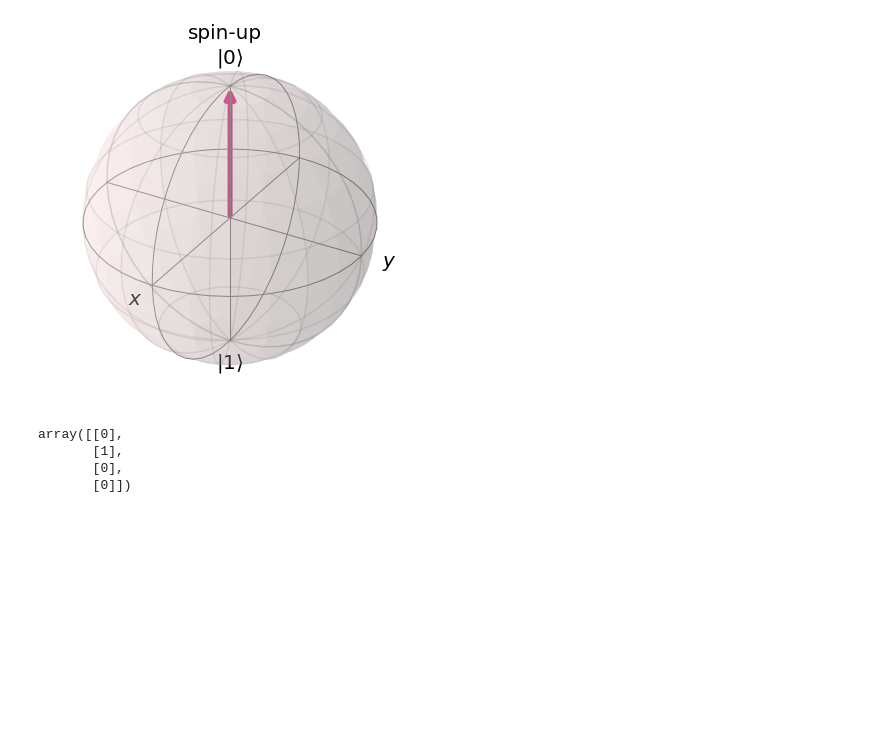
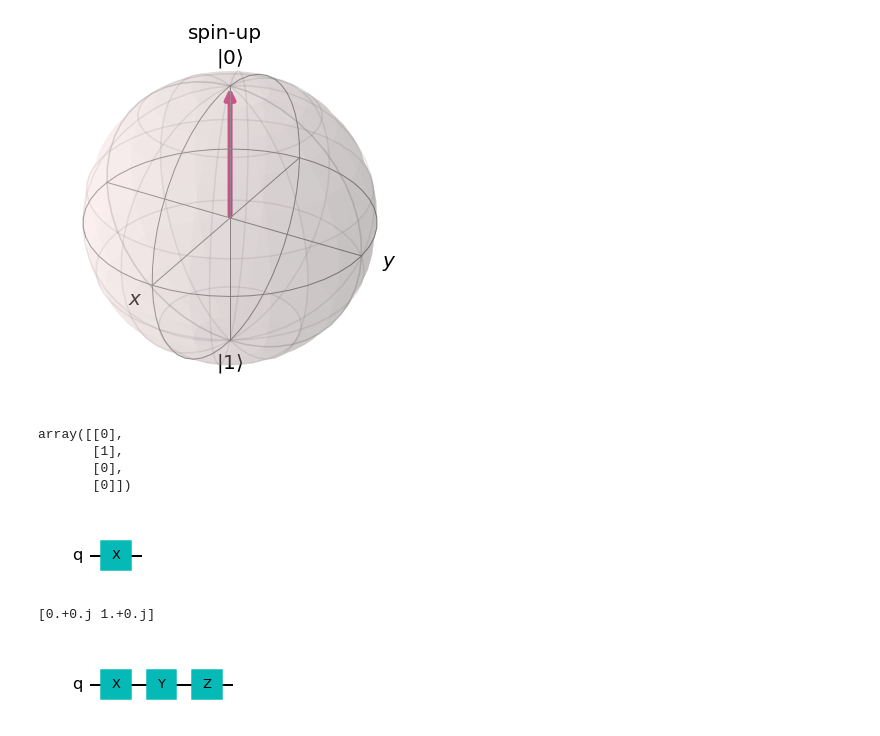
Before and after one commit to jslamja/Examples-of-Quantum-Computing-using-Qiskit, a Jupyter notebook: examples.ipynb, the cells around one changed output. Cells and saved outputs as stored; diff of their text form; code cells hidden in the pictures; blank space fills up the shorter version.

```diff
--- a/examples.ipynb
+++ b/examples.ipynb
@@ -73,0 +77,23 @@ array([[0],
+# %%
+#do a X-gate on zero qubit
+#1- defind the quantum circuite where is 1 regester
+qc=QuantumCircuit(1)
+#applied X-gate with zero qubit
+qc.x(0)
+qc.draw('mpl')
+# %% [output]
+[figure, added]
+# %%
+#the resulte
+backend = Aer.get_backend('statevector_simulator')
+out = execute(qc,backend).result().get_statevector()
+print(out)
+# %% [output]
+[0.+0.j 1.+0.j]
+# %%
+#y-gate z-gate
+qc.y(0)
+qc.z(0)
+qc.draw('mpl')
+# %% [output]
+[figure, added]
```
Also changed, not shown: parts of 3 cells of this notebook.
